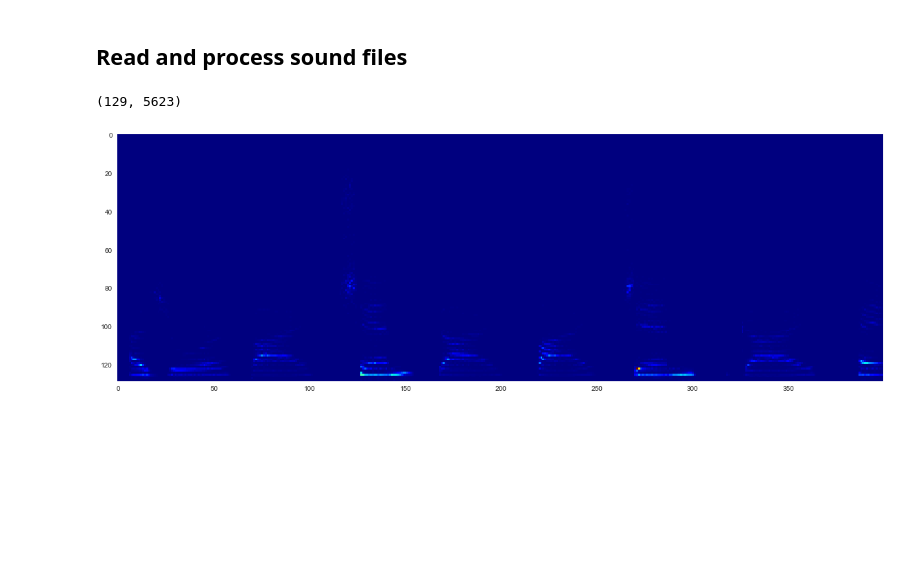
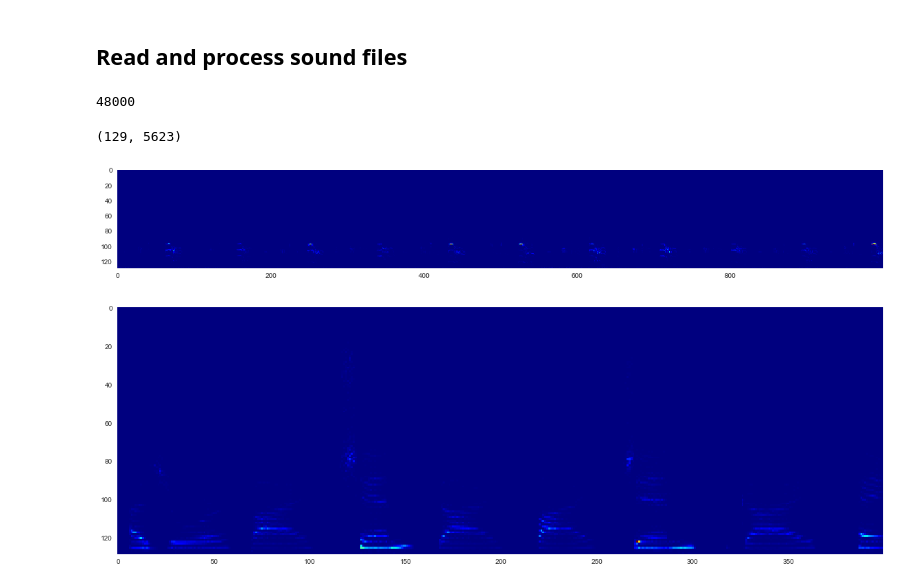
Before and after one commit to nhat-le/Sparse-Coding-Spectrogram, a Jupyter notebook: sparse_code_spectrogram.ipynb, the cells around one changed output. Drawn from its saved outputs; the diff is of its cells as text; code cells hidden in the pictures; blank space fills up the shorter version.

```diff
--- a/sparse_code_spectrogram.ipynb
+++ b/sparse_code_spectrogram.ipynb
@@ -370,8 +373,22 @@ array([[ nan,  nan,  nan,  nan],
        [ nan,  nan,  nan,  nan]])
 # %% [markdown]
 ## Read and process sound files
+# %%
+fs
+# %% [output]
+48000
 # %%
 spectrogram.shape
 # %% [output]
 (129, 5623)
+# %%
+# Read bird song file
+fs, sound_combined = scipy.io.wavfile.read('./songs_50_test_bird_0.15s.wav')
+sound_combined = sound_combined[:,0]
+f,t,spectrogram = scipy.signal.spectrogram(sound_combined, fs)
+plt.figure(figsize=(20,20))
+plt.imshow(np.flipud(spectrogram)[:,:1000], cmap='jet');
+plt.grid(False)
+# %% [output]
+[figure, added]
 # %%
```
Also changed, not shown: parts of 29 cells of this notebook.
